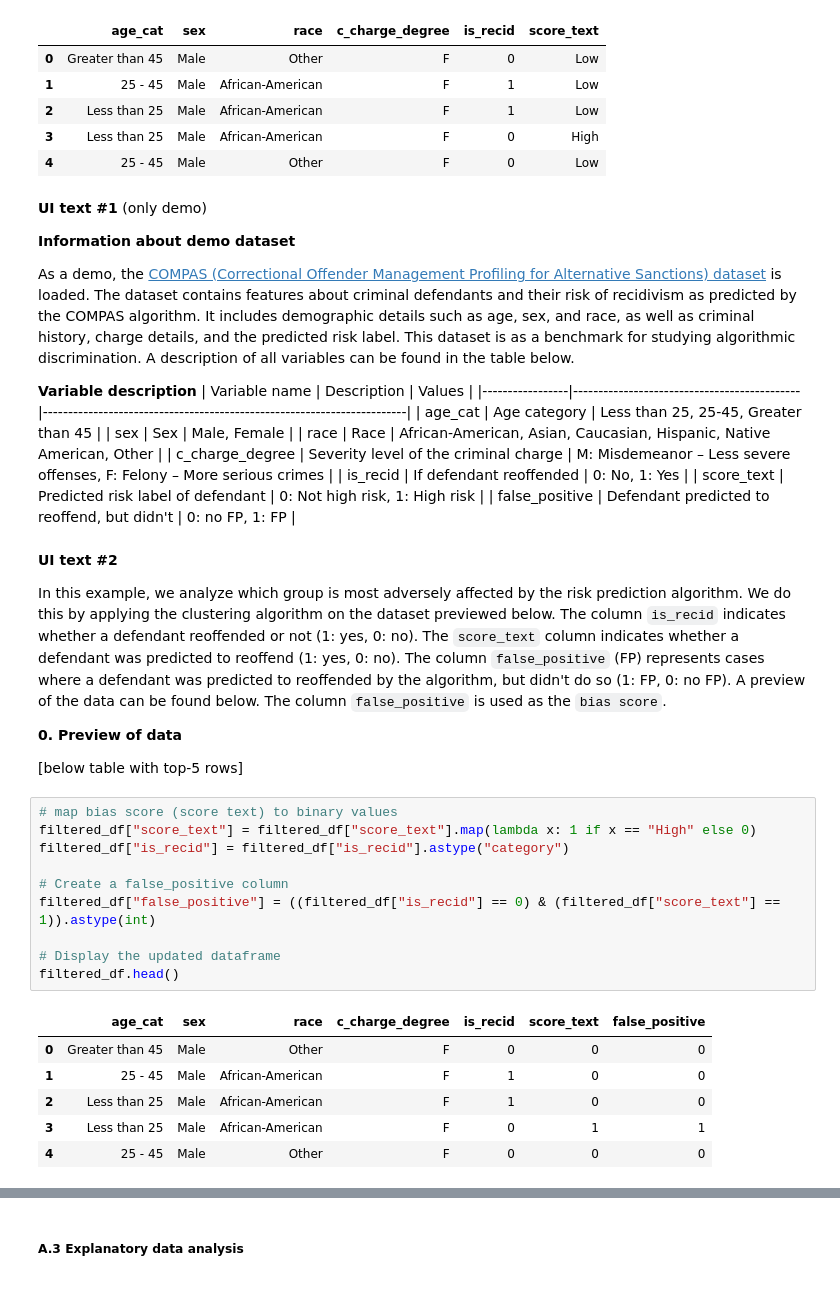
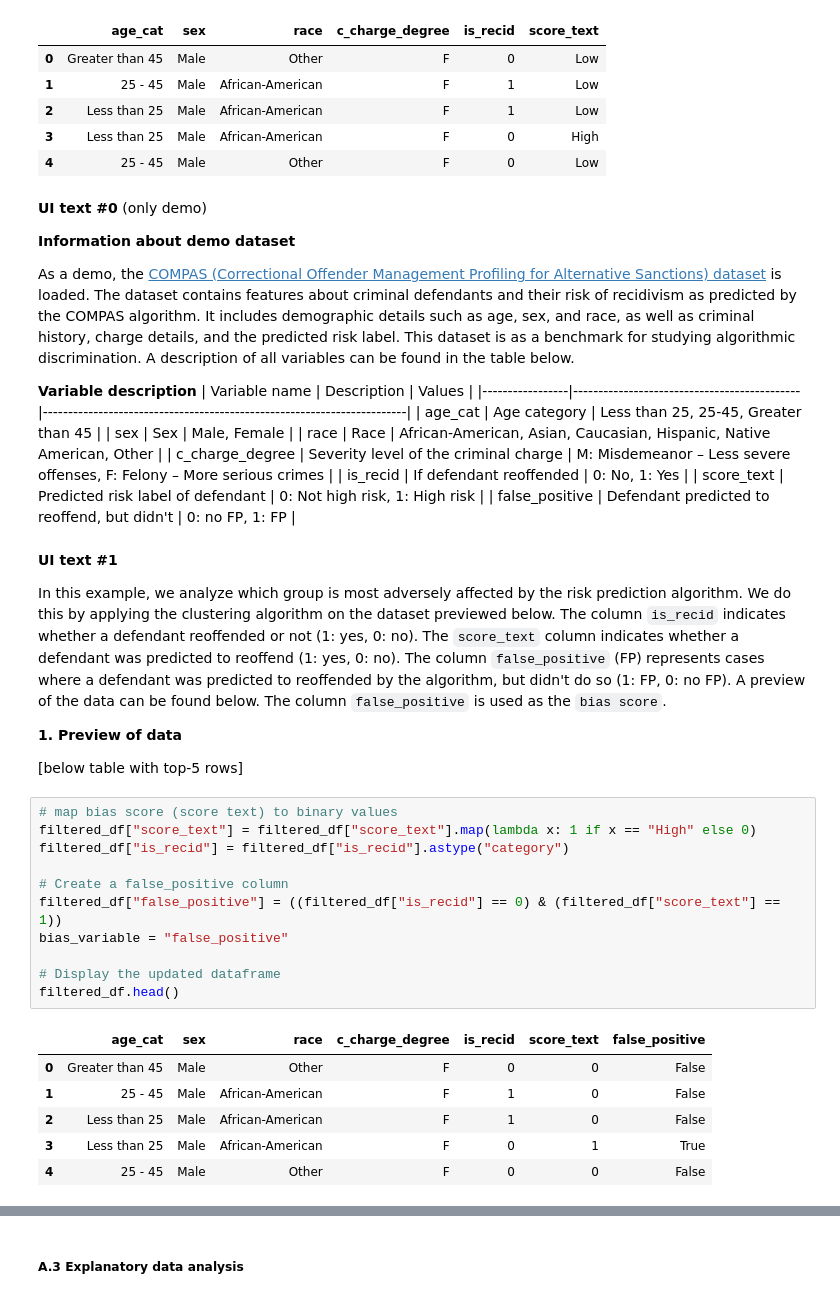
Before and after one commit to NGO-Algorithm-Audit/local-only-web-tool, a Jupyter notebook: notebooks/unsupervised bias detection tool/COMPAS_FP.ipynb, the cells around one changed output, grey strips where cells are left out. Cells and saved outputs as stored; diff of their text form.

```diff
--- a/notebooks/unsupervised bias detection tool/COMPAS_FP.ipynb
+++ b/notebooks/unsupervised bias detection tool/COMPAS_FP.ipynb
@@ -66,7 +66,7 @@ dtype: int64
 | 3 | Less than 25 | Male | African-American | F | 0 | High |
 | 4 | 25 - 45 | Male | Other | F | 0 | Low |
 # %% [markdown]
-**UI text #1** (only demo)
+**UI text #0** (only demo)
 
 **Information about demo dataset**
 
@@ -83,28 +83,29 @@ As a demo, the [COMPAS (Correctional Offender Management Profiling for Alternati
 | score_text      | Predicted risk label of defendant           | 0: Not high risk, 1: High risk                                         |
 | false_positive  | Defendant predicted to reoffend, but didn't | 0: no FP, 1: FP                                                        |
 # %% [markdown]
-**UI text #2**
+**UI text #1**
 
 In this example, we analyze which group is most adversely affected by the risk prediction algorithm. We do this by applying the clustering algorithm on the dataset previewed below. The column `is_recid` indicates whether a defendant reoffended or not (1: yes, 0: no). The `score_text` column indicates whether a defendant was predicted to reoffend (1: yes, 0: no). The column `false_positive` (FP) represents cases where a defendant was predicted to reoffended by the algorithm, but didn't do so (1: FP, 0: no FP). A preview of the data can be found below. The column `false_positive` is used as the `bias score`.
 
-**0. Preview of data**
+**1. Preview of data**
 
 [below table with top-5 rows]
 # %%
 # map bias score (score text) to binary values
 filtered_df["score_text"] = filtered_df["score_text"].map(lambda x: 1 if x == "High" else 0)
 filtered_df["is_recid"] = filtered_df["is_recid"].astype("category")
 
 # Create a false_positive column
-filtered_df["false_positive"] = ((filtered_df["is_recid"] == 0) & (filtered_df["score_text"] == 1)).astype(int)
+filtered_df["false_positive"] = ((filtered_df["is_recid"] == 0) & (filtered_df["score_text"] == 1))
+bias_variable = "false_positive"
 
 # Display the updated dataframe
 filtered_df.head()
 # %% [output]
 |  | age_cat | sex | race | c_charge_degree | is_recid | score_text | false_positive |
-| 0 | Greater than 45 | Male | Other | F | 0 | 0 | 0 |
-| 1 | 25 - 45 | Male | African-American | F | 1 | 0 | 0 |
-| 2 | Less than 25 | Male | African-American | F | 1 | 0 | 0 |
-| 3 | Less than 25 | Male | African-American | F | 0 | 1 | 1 |
-| 4 | 25 - 45 | Male | Other | F | 0 | 0 | 0 |
+| 0 | Greater than 45 | Male | Other | F | 0 | 0 | False |
+| 1 | 25 - 45 | Male | African-American | F | 1 | 0 | False |
+| 2 | Less than 25 | Male | African-American | F | 1 | 0 | False |
+| 3 | Less than 25 | Male | African-American | F | 0 | 1 | True |
+| 4 | 25 - 45 | Male | Other | F | 0 | 0 | False |
 # %%
```
Also changed, not shown: parts of 24 cells of this notebook, 2 other files.
